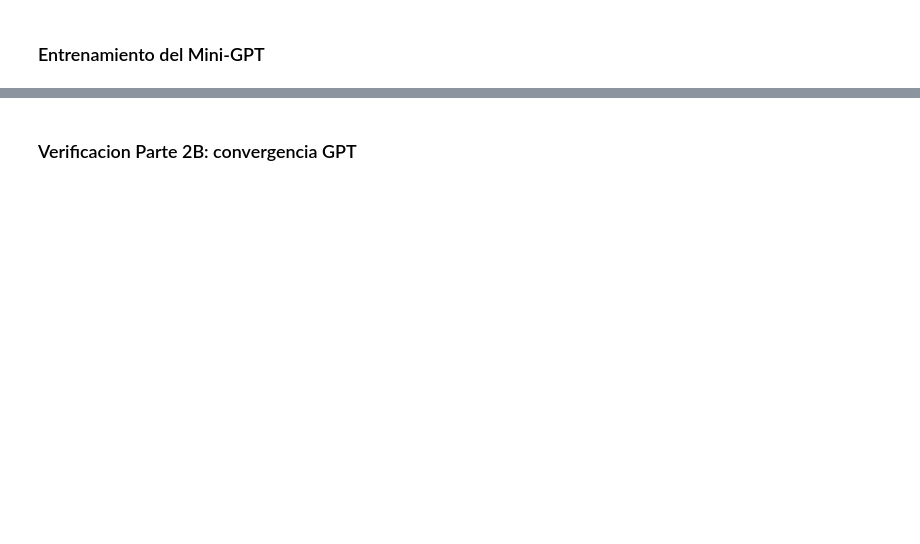
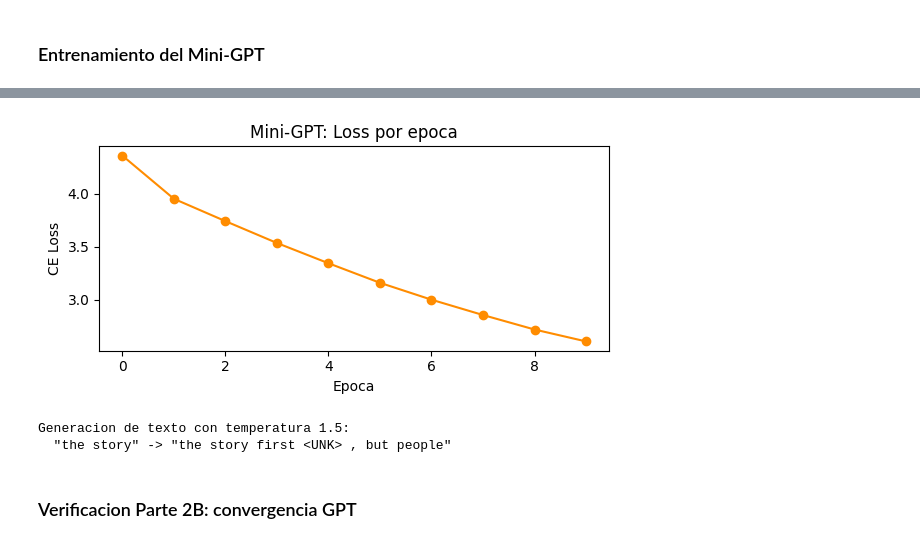
Before and after one commit to jruiz002/transformer-from-scratch-pytorch, a Jupyter notebook: S6 - Proyecto1_Semana6.ipynb, the cells around one changed output, grey strips where cells are left out. Cells and saved outputs as stored; diff of their text form; code cells hidden in the pictures; blank space fills up the shorter version.

```diff
--- a/S6 - Proyecto1_Semana6.ipynb
+++ b/S6 - Proyecto1_Semana6.ipynb
@@ -705,7 +756,8 @@ plt.show()
 
 # Generacion de texto
 gpt_model.eval()
-print('\nGeneracion de texto con temperatura 0.8:')
-for seed in ['the film', 'a surprisingly', 'not', 'the story']:
-    gen = gpt_model.generate(seed, max_new=6, temperature=0.8)
+print('\nGeneracion de texto con temperatura 1.5:')
+for seed in ['the story']:
+    gen = gpt_model.generate(seed, max_new=6, temperature=1.5)
     print(f'  "{seed}" -> "{gen}"')
+# %% [output]
@@ -712,3 +769,6 @@ for seed in ['the film', 'a surprisingly', 'not', 'the story']:
+[figure, added]
+Generacion de texto con temperatura 1.5:
+  "the story" -> "the story first <UNK> , but people"
 # %% [markdown]
 ### Verificacion Parte 2B: convergencia GPT
 # %%
```
Also changed, not shown: parts of 9 cells of this notebook, 2 other files.
